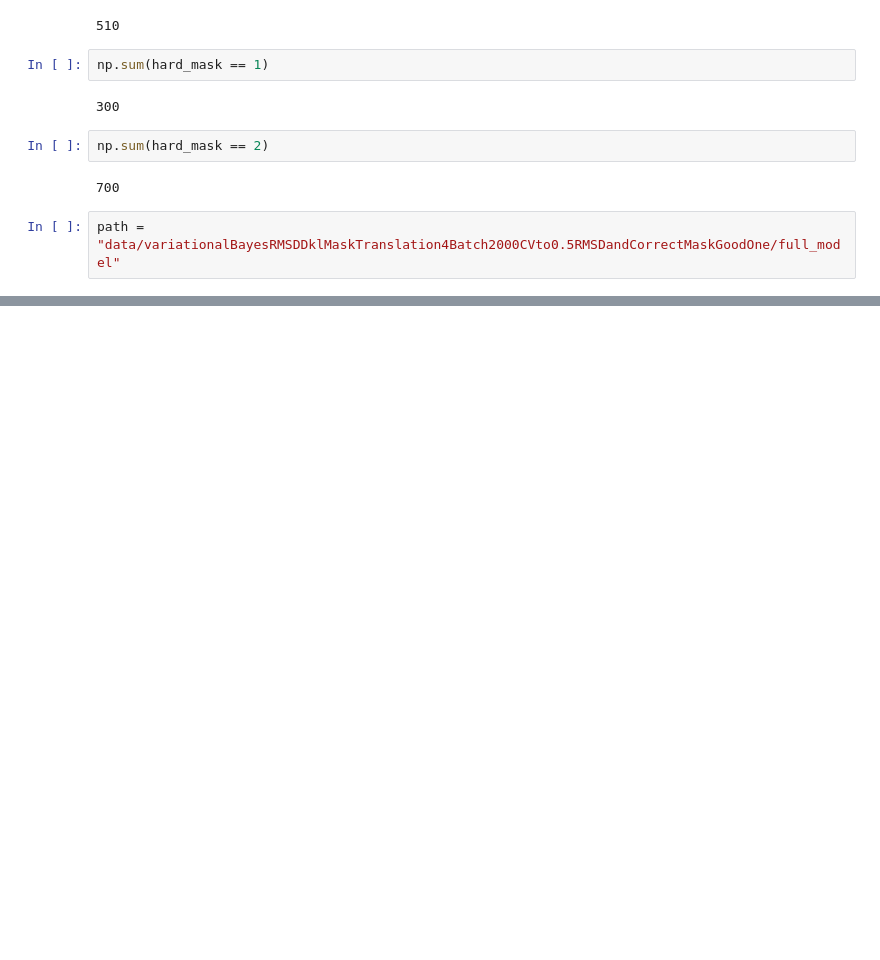
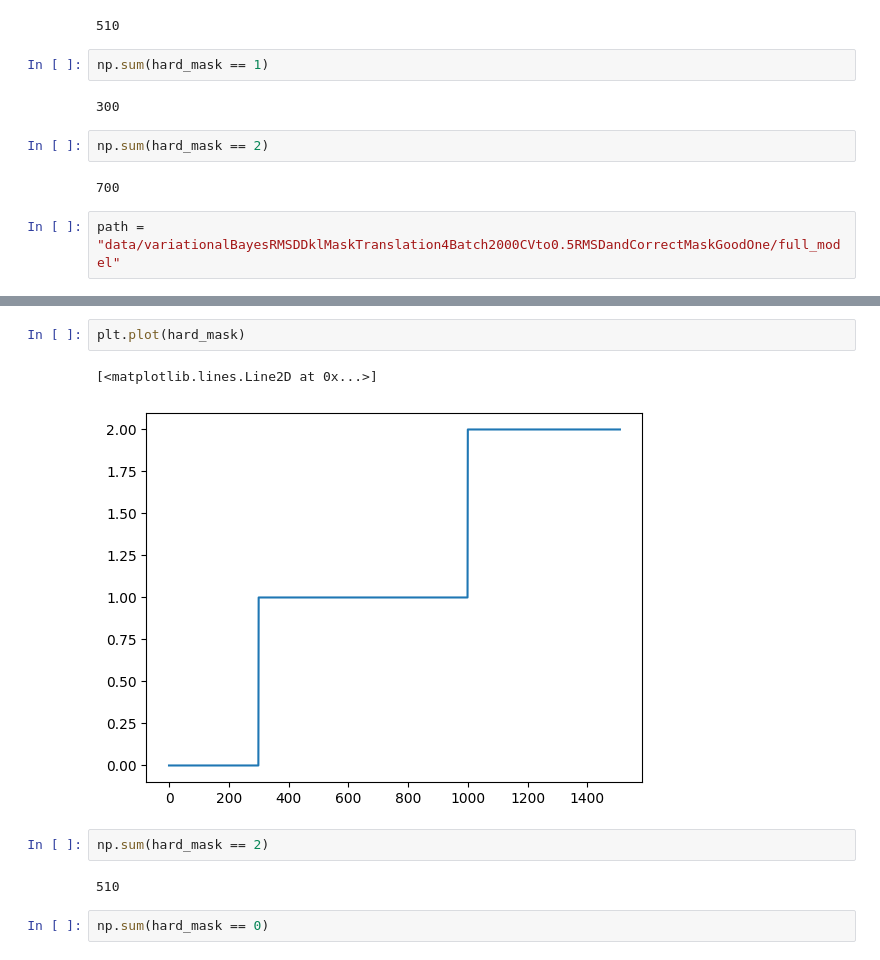
Before and after one commit to Gabriel-Ducrocq/segmentationCryoEM, a Jupyter notebook: Untitled.ipynb, the cells around one changed output, grey strips where cells are left out. Cells and saved outputs as stored; diff of their text form; blank space fills up the shorter version.

```diff
--- a/Untitled.ipynb
+++ b/Untitled.ipynb
@@ -415,0 +447,11 @@ path = "data/variationalBayesRMSDDklMaskTranslation4Batch2000CVto0.5RMSDandCorre
+# %%
+plt.plot(hard_mask)
+# %% [output]
+[<matplotlib.lines.Line2D at 0x...>]
+[figure, added]
+# %%
+np.sum(hard_mask == 2)
+# %% [output]
+510
+# %%
+np.sum(hard_mask == 0)
```
Also changed, not shown: parts of 12 cells of this notebook, 3 other files.
